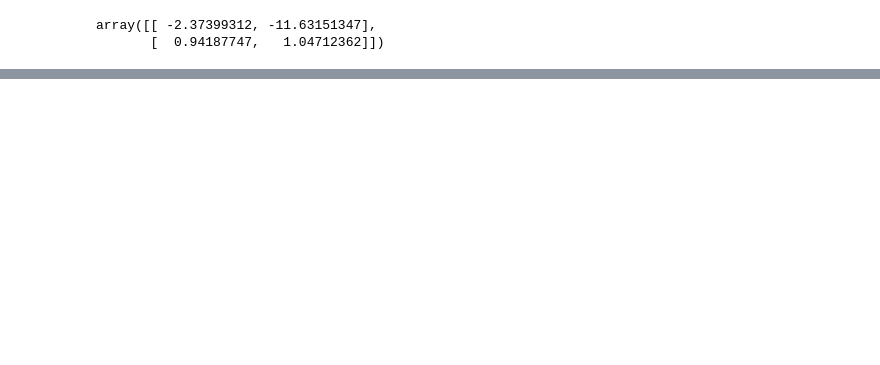
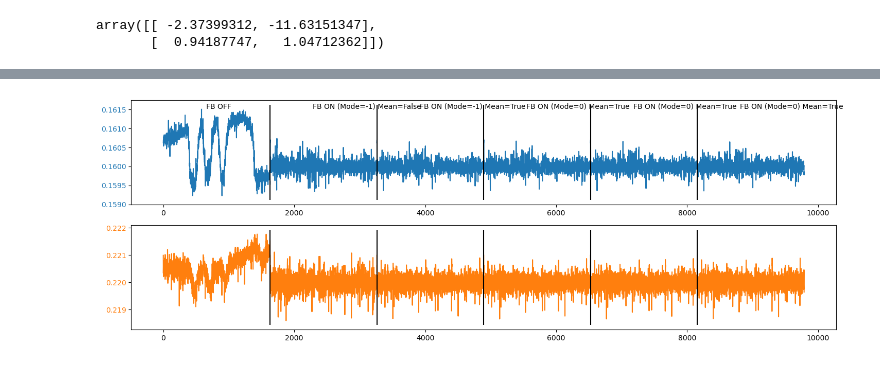
Before and after one commit to lnls-sirius/dev-packages, a Jupyter notebook: siriuspy/siriuspy/opticscorr/get_plain_noise.ipynb, the cells around one changed output, grey strips where cells are left out. Saved outputs shown, nothing was run; the diff lists cells and outputs as text; code cells hidden in the pictures; blank space fills up the shorter version.

```diff
--- a/siriuspy/siriuspy/opticscorr/get_plain_noise.ipynb
+++ b/siriuspy/siriuspy/opticscorr/get_plain_noise.ipynb
@@ -167,0 +244,56 @@ len(h) * INTERVAL / 60
+# %%
+fnames = [
+    'situnefb_NC16_purenoise.pkl',
+    'situnefb_pidmode-1_NC16_usemean-False_pidconfig_1.pkl',
+    'situnefb_pidmode-1_NC16_usemean-True_pidconfig_1.pkl',
+    # 'situnefb_pidmode0_NC16_usemean-False_pidconfig_0.pkl',
+    # 'situnefb_pidmode0_NC16_usemean-False_pidconfig_1.pkl',
+    # 'situnefb_pidmode0_NC16_usemean-False_pidconfig_2.pkl',
+    'situnefb_pidmode0_NC16_usemean-True_pidconfig_0.pkl',
+    'situnefb_pidmode0_NC16_usemean-True_pidconfig_1.pkl',
+    'situnefb_pidmode0_NC16_usemean-True_pidconfig_2.pkl',
+]
+
+fig, ax = plt.subplots(2, 1, figsize=(15, 5))
+
+DIFF2REF = 0
+
+subs, hcuts = [], []
+for i, fname in enumerate(fnames):
+    fnamespl = fname.split('_')[1]
+    if fnamespl.startswith('pidmode'):
+        subtitle = fnamespl[7:]
+        subtitle = 'FB ON (Mode='+subtitle+')'
+        subtitle += ' Mean='+(fname.split('usemean-')[1]).split('_')[0]
+    else:
+        subtitle = 'FB OFF'
+    subs.append(subtitle)
+    r = load(fname)
+    tunex = np.array(r['tunex'])[:] - 0.16*DIFF2REF
+    tuney = np.array(r['tuney'])[:] - 0.22*DIFF2REF
+    strf = f'{" "+subtitle:.>30s} => '+\
+        f'Tune X STD = {tunex.std():.3e},  '+\
+        f'Tune Y STD = {tuney.std():.3e}\n'
+    # print(strf)
+    x = np.arange(len(tunex))
+    ax[0].plot(x + x[-1]*i, tunex, '-', c='C0')
+    ax[1].plot(x + x[-1]*i, tuney, '-', c='C1')
+    if i:
+        hcuts.append(x[-1] + x[-1]*(i-1))
+
+ymax = []
+for a in ax:
+    ylim = a.get_ylim()
+    ymax.append(ylim[1])
+    a.vlines(hcuts, *ylim, color='k')
+
+for i, sub in enumerate(subs):
+    ax[0].annotate(sub, xy=(hcuts[0]*(i+0.4), ymax[0]-0.0001))
+
+ax[0].yaxis.set_tick_params(labelcolor='C0')
+ax[1].yaxis.set_tick_params(labelcolor='C1')
+
+fig.tight_layout()
+fig.show();
+# %% [output]
+[figure, added]
```
Also changed, not shown: parts of 13 cells of this notebook, 15 other files.
